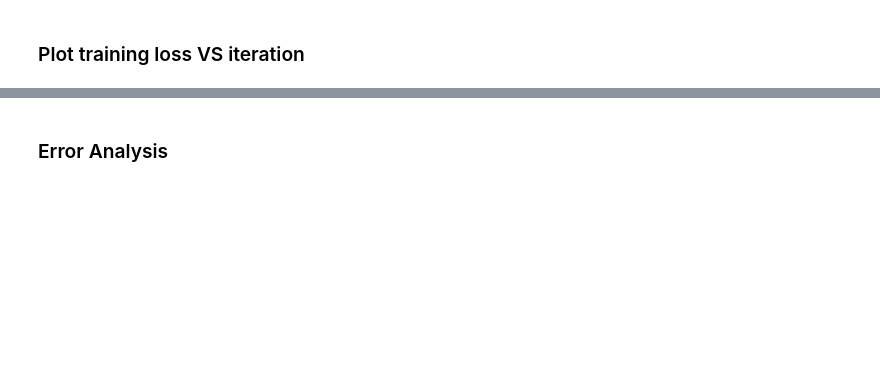
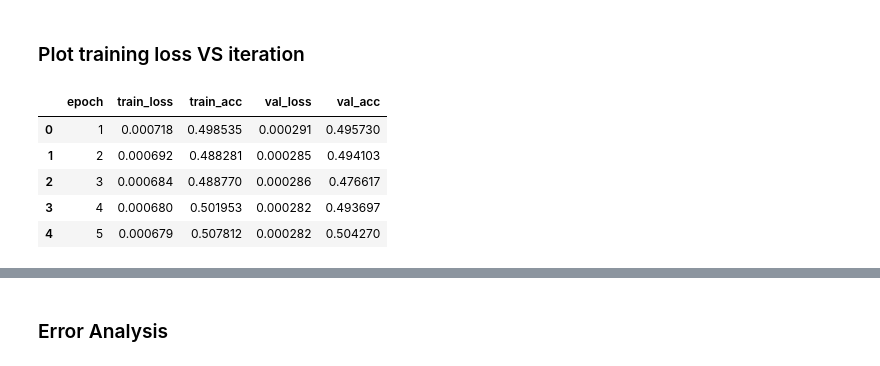
Before and after one commit to CS4248-Team08/concept-net-proj, a Jupyter notebook: code/science/train_test_model.ipynb, the cells around one changed output, grey strips where cells are left out. Saved outputs shown, nothing was run; the diff lists cells and outputs as text; code cells hidden in the pictures; blank space fills up the shorter version.

```diff
--- a/code/science/train_test_model.ipynb
+++ b/code/science/train_test_model.ipynb
@@ -95,3 +95,13 @@ Test accuracy: 0.6693777958519723, recall: 0.7066666666666667, precision: 0.6723
 # %% [markdown]
 ### Plot training loss VS iteration
+# %%
+df = pd.read_csv("train.log")
+df.head()
+# %% [output]
+|  | epoch | train_loss | train_acc | val_loss | val_acc |
+| 0 | 1 | 0.000718 | 0.498535 | 0.000291 | 0.495730 |
+| 1 | 2 | 0.000692 | 0.488281 | 0.000285 | 0.494103 |
+| 2 | 3 | 0.000684 | 0.488770 | 0.000286 | 0.476617 |
+| 3 | 4 | 0.000680 | 0.501953 | 0.000282 | 0.493697 |
+| 4 | 5 | 0.000679 | 0.507812 | 0.000282 | 0.504270 |
 # %%
```
Also changed, not shown: parts of 5 cells of this notebook, 2 other files.
